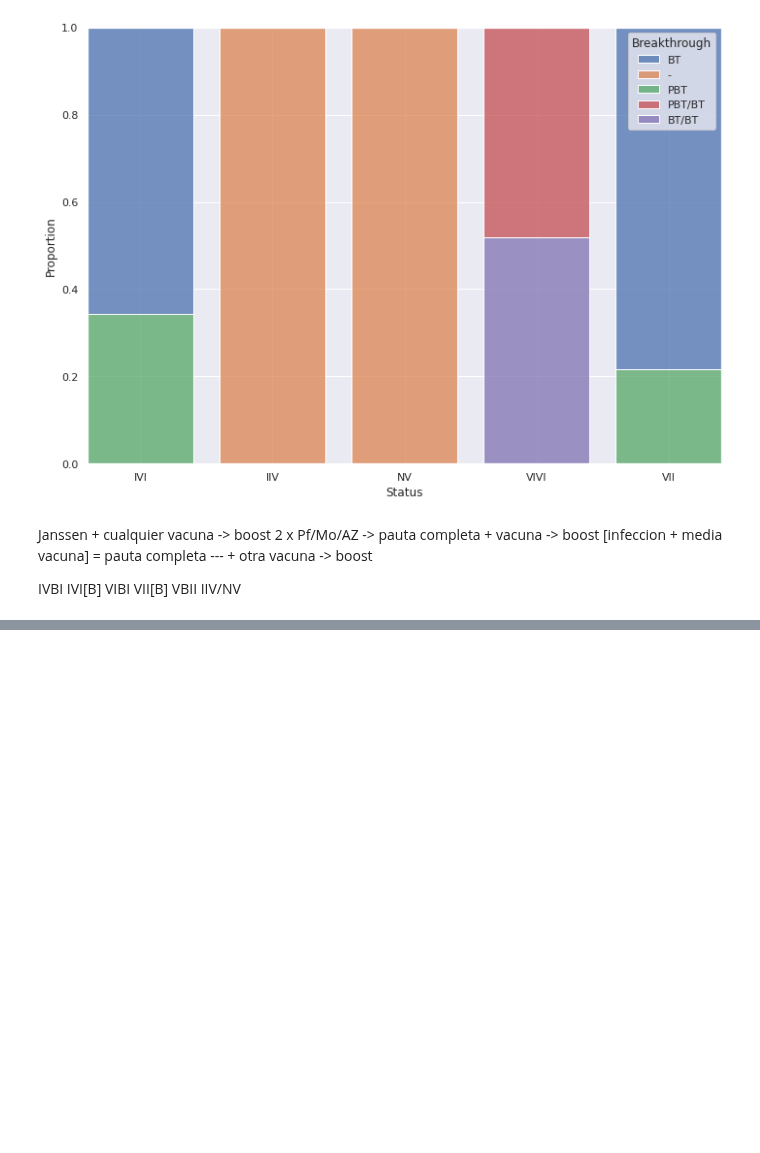
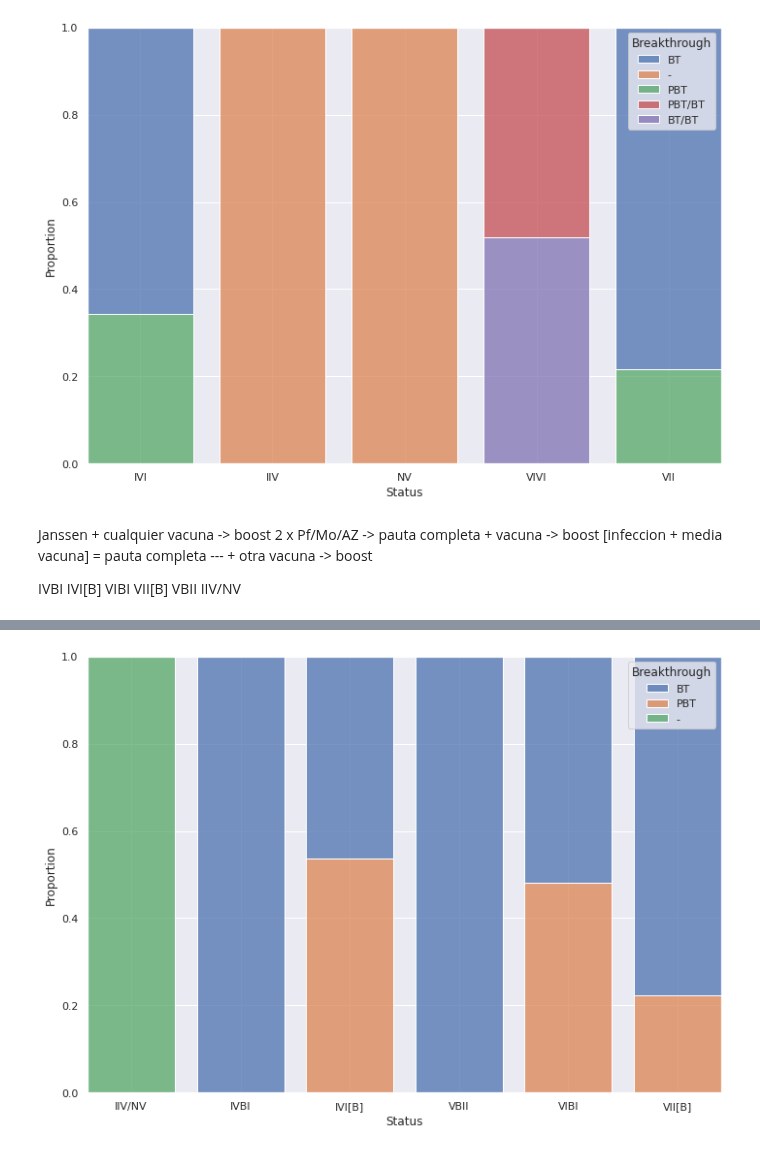
Before and after one commit to fcomnozz/ReCOVID, a Jupyter notebook: scripts/multiple_reinfection.ipynb, the cells around one changed output, grey strips where cells are left out. Cells and saved outputs as stored; diff of their text form; code cells hidden in the pictures; blank space fills up the shorter version.

Commit message:
added new plots

```diff
--- a/scripts/multiple_reinfection.ipynb
+++ b/scripts/multiple_reinfection.ipynb
@@ -1371,0 +1359,15 @@ sns.histplot(
+# %%
+df = pd.DataFrame({'Status': [vac_status[x][0] for x in vac_status.keys()],
+                   'Breakthrough': [vac_status[x][1] for x in vac_status.keys()]},
+                 index = list(vac_status.keys()))
+
+df['Status'] = pd.Categorical(df['Status'], ['IIV/NV', 'IVBI', 'IVI[B]', 'VBII', 'VIBI', 'VII[B]'])
+
+sns.histplot(
+    data=df,
+    x="Status", hue="Breakthrough",
+    multiple="fill", stat="proportion",
+    discrete=True, shrink=.8, hue_order=['BT', 'PBT', '-']
+);
+# %% [output]
+[figure, added]
```
Also changed, not shown: parts of 10 cells of this notebook.
